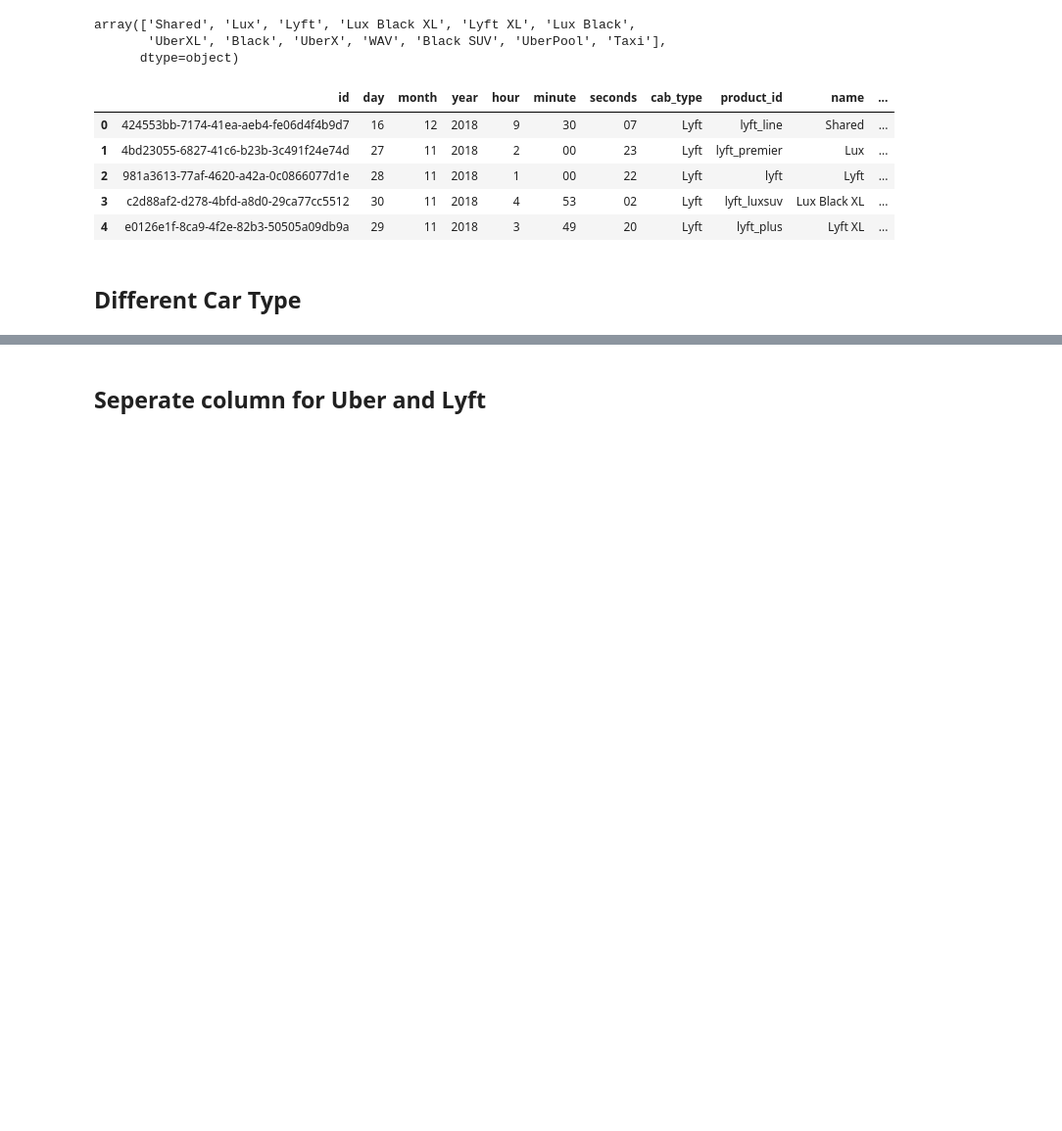
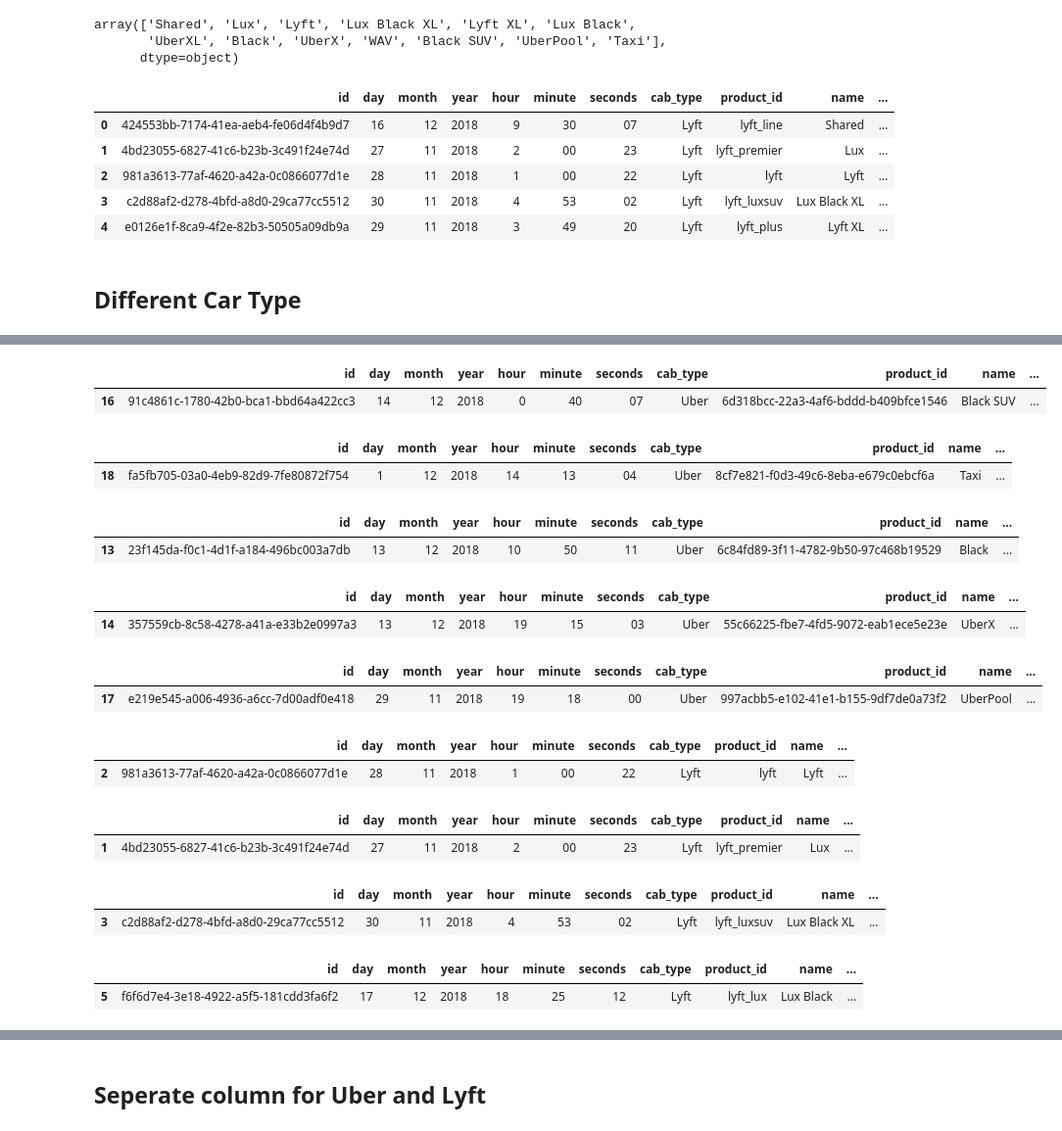
Before and after one commit to Mega-Barrel/rideshare-kaggle, a Jupyter notebook: data_cleaning.ipynb, the cells around one changed output, grey strips where cells are left out. Shown at 98% size. Saved outputs shown, nothing was run; the diff lists cells and outputs as text; code cells hidden in the pictures; blank space fills up the shorter version.

```diff
--- a/data_cleaning.ipynb
+++ b/data_cleaning.ipynb
@@ -283,39 +292,75 @@ wav_car.to_csv('datasets/Car_Type/wav_car.csv', index = False)
 # %%
 Black_SUV = rideshare.copy()
 Black_SUV = Black_SUV[Black_SUV.name == 'Black SUV']
 Black_SUV.to_csv('datasets/Car_Type/SUV.csv', index = False)
+Black_SUV.head(1)
+# %% [output]
+|  | id | day | month | year | hour | minute | seconds | cab_type | product_id | name | ... |
+| 16 | 91c4861c-1780-42b0-bca1-bbd64a422cc3 | 14 | 12 | 2018 | 0 | 40 | 07 | Uber | 6d318bcc-22a3-4af6-bddd-b409bfce1546 | Black SUV | ... |
 # %%
 taxi = rideshare.copy()
 taxi = taxi[taxi.name == 'Taxi']
 taxi.to_csv('datasets/Car_Type/taxi.csv', index = False)
+taxi.head(1)
+# %% [output]
+|  | id | day | month | year | hour | minute | seconds | cab_type | product_id | name | ... |
+| 18 | fa5fb705-03a0-4eb9-82d9-7fe80872f754 | 1 | 12 | 2018 | 14 | 13 | 04 | Uber | 8cf7e821-f0d3-49c6-8eba-e679c0ebcf6a | Taxi | ... |
 # %%
 car_type = rideshare.copy()
 car_type = car_type[car_type.name == 'Black']
 car_type.to_csv('datasets/Car_Type/car_type.csv', index = False)
+car_type.head(1)
+# %% [output]
+|  | id | day | month | year | hour | minute | seconds | cab_type | product_id | name | ... |
+| 13 | 23f145da-f0c1-4d1f-a184-496bc003a7db | 13 | 12 | 2018 | 10 | 50 | 11 | Uber | 6c84fd89-3f11-4782-9b50-97c468b19529 | Black | ... |
 # %%
 uber_x = rideshare.copy()
 uber_x = uber_x[uber_x.name == 'UberX']
 uber_x.to_csv('datasets/Car_Type/uber_X.csv', index = False)
+uber_x.head(1)
+# %% [output]
+|  | id | day | month | year | hour | minute | seconds | cab_type | product_id | name | ... |
+| 14 | 357559cb-8c58-4278-a41a-e33b2e0997a3 | 13 | 12 | 2018 | 19 | 15 | 03 | Uber | 55c66225-fbe7-4fd5-9072-eab1ece5e23e | UberX | ... |
 # %%
 Uber_Pool = rideshare.copy()
 Uber_Pool = Uber_Pool[Uber_Pool.name == 'UberPool']
 Uber_Pool.to_csv('datasets/Car_Type/uber_pool.csv', index = False)
+Uber_Pool.head(1)
+# %% [output]
+|  | id | day | month | year | hour | minute | seconds | cab_type | product_id | name | ... |
+| 17 | e219e545-a006-4936-a6cc-7d00adf0e418 | 29 | 11 | 2018 | 19 | 18 | 00 | Uber | 997acbb5-e102-41e1-b155-9df7de0a73f2 | UberPool | ... |
 # %%
 lyft = rideshare.copy()
 lyft = lyft[lyft.name == 'Lyft']
 lyft.to_csv('datasets/Car_Type/lyft.csv', index = False)
+lyft.head(1)
+# %% [output]
+|  | id | day | month | year | hour | minute | seconds | cab_type | product_id | name | ... |
+| 2 | 981a3613-77af-4620-a42a-0c0866077d1e | 28 | 11 | 2018 | 1 | 00 | 22 | Lyft | lyft | Lyft | ... |
 # %%
 lux_car = rideshare.copy()
 lux_car = lux_car[lux_car.name == 'Lux']
 lux_car.to_csv('datasets/Car_Type/lux_car.csv', index = False)
+lux_car.head(1)
+# %% [output]
+|  | id | day | month | year | hour | minute | seconds | cab_type | product_id | name | ... |
+| 1 | 4bd23055-6827-41c6-b23b-3c491f24e74d | 27 | 11 | 2018 | 2 | 00 | 23 | Lyft | lyft_premier | Lux | ... |
 # %%
 lux_black_xl = rideshare.copy()
 lux_black_xl = lux_black_xl[lux_black_xl.name == 'Lux Black XL']
 lux_black_xl.to_csv('datasets/Car_Type/lux_black_xl.csv', index = False)
+lux_black_xl.head(1)
+# %% [output]
+|  | id | day | month | year | hour | minute | seconds | cab_type | product_id | name | ... |
+| 3 | c2d88af2-d278-4bfd-a8d0-29ca77cc5512 | 30 | 11 | 2018 | 4 | 53 | 02 | Lyft | lyft_luxsuv | Lux Black XL | ... |
 # %%
 lux_Black = rideshare.copy()
 lux_Black = lux_Black[lux_Black.name == 'Lux Black']
 lux_Black.to_csv('datasets/Car_Type/lux_Black.csv', index = False)
+lux_Black.head(1)
+# %% [output]
+|  | id | day | month | year | hour | minute | seconds | cab_type | product_id | name | ... |
+| 5 | f6f6d7e4-3e18-4922-a5f5-181cdd3fa6f2 | 17 | 12 | 2018 | 18 | 25 | 12 | Lyft | lyft_lux | Lux Black | ... |
 # %%
 lyft_xl = rideshare.copy()
 lyft_xl = lyft_xl[lyft_xl.name == 'Lyft XL']
```
Also changed, not shown: parts of 8 cells of this notebook.
